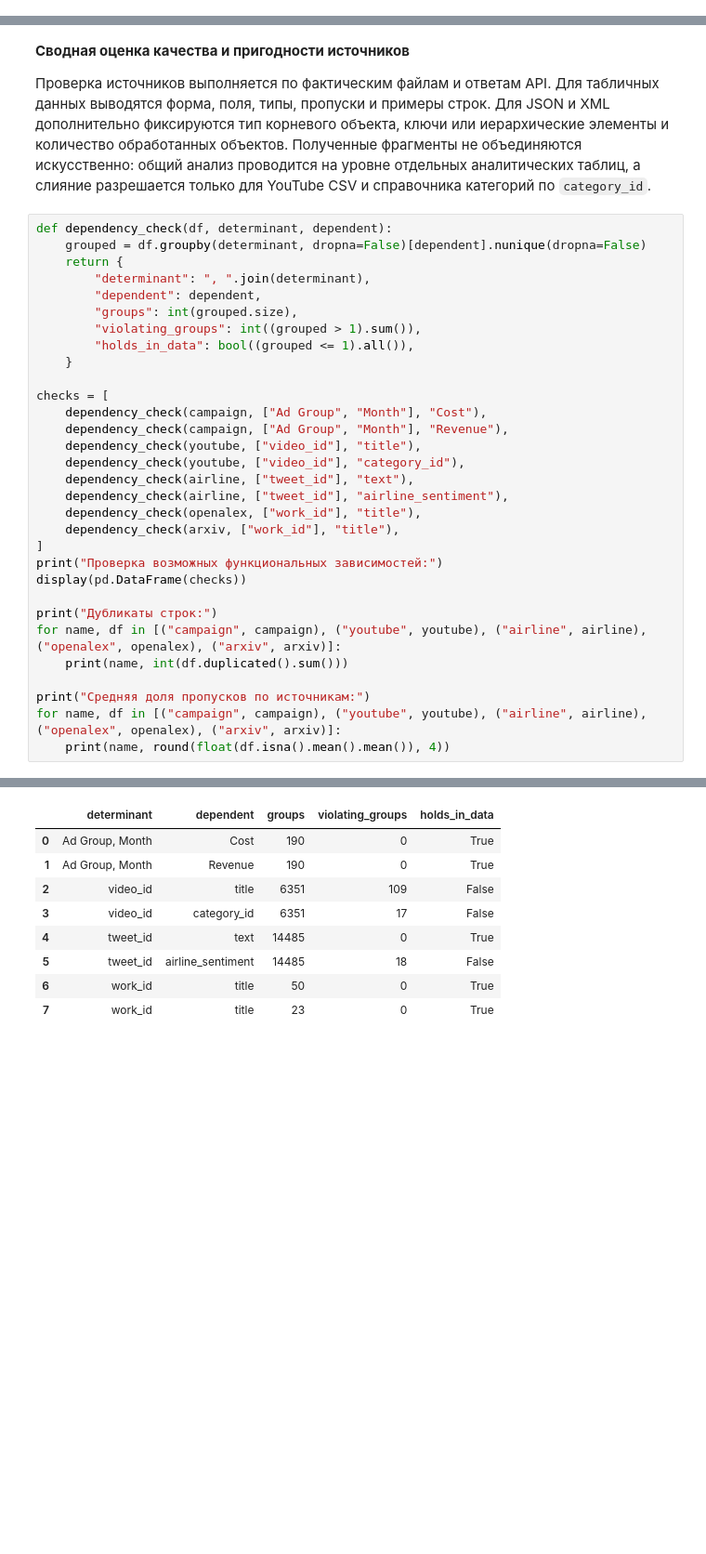
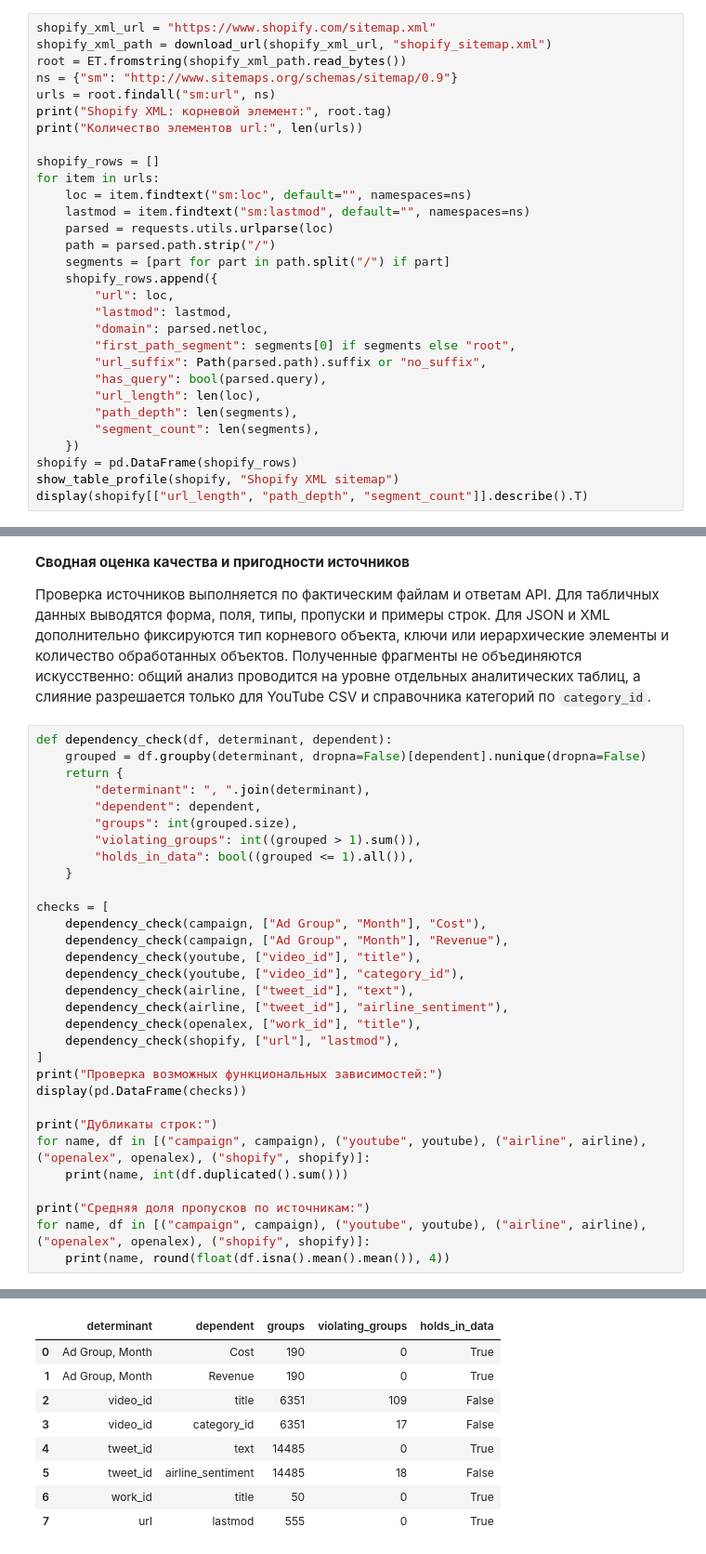
Before and after one commit to cool9595/how_to_social_marketing, a Jupyter notebook: coursework.ipynb, the cells around one changed output, grey strips where cells are left out. Shown at 93% size. Cells and saved outputs as stored; diff of their text form; blank space fills up the shorter version.

```diff
--- a/coursework.ipynb
+++ b/coursework.ipynb
@@ -512,0 +441,30 @@ arXiv XML API: shape=(23, 9)
+# %%
+shopify_xml_url = "https://www.shopify.com/sitemap.xml"
+shopify_xml_path = download_url(shopify_xml_url, "shopify_sitemap.xml")
+root = ET.fromstring(shopify_xml_path.read_bytes())
+ns = {"sm": "http://www.sitemaps.org/schemas/sitemap/0.9"}
+urls = root.findall("sm:url", ns)
+print("Shopify XML: корневой элемент:", root.tag)
+print("Количество элементов url:", len(urls))
+
+shopify_rows = []
+for item in urls:
+    loc = item.findtext("sm:loc", default="", namespaces=ns)
+    lastmod = item.findtext("sm:lastmod", default="", namespaces=ns)
+    parsed = requests.utils.urlparse(loc)
+    path = parsed.path.strip("/")
+    segments = [part for part in path.split("/") if part]
+    shopify_rows.append({
+        "url": loc,
+        "lastmod": lastmod,
+        "domain": parsed.netloc,
+        "first_path_segment": segments[0] if segments else "root",
+        "url_suffix": Path(parsed.path).suffix or "no_suffix",
+        "has_query": bool(parsed.query),
+        "url_length": len(loc),
+        "path_depth": len(segments),
+        "segment_count": len(segments),
+    })
+shopify = pd.DataFrame(shopify_rows)
+show_table_profile(shopify, "Shopify XML sitemap")
+display(shopify[["url_length", "path_depth", "segment_count"]].describe().T)
@@ -525,37 +521,37 @@ def dependency_check(df, determinant, dependent):
         "holds_in_data": bool((grouped <= 1).all()),
     }
 
 checks = [
     dependency_check(campaign, ["Ad Group", "Month"], "Cost"),
     dependency_check(campaign, ["Ad Group", "Month"], "Revenue"),
     dependency_check(youtube, ["video_id"], "title"),
     dependency_check(youtube, ["video_id"], "category_id"),
     dependency_check(airline, ["tweet_id"], "text"),
     dependency_check(airline, ["tweet_id"], "airline_sentiment"),
     dependency_check(openalex, ["work_id"], "title"),
-    dependency_check(arxiv, ["work_id"], "title"),
+    dependency_check(shopify, ["url"], "lastmod"),
 ]
 print("Проверка возможных функциональных зависимостей:")
 display(pd.DataFrame(checks))
 
 print("Дубликаты строк:")
-for name, df in [("campaign", campaign), ("youtube", youtube), ("airline", airline), ("openalex", openalex), ("arxiv", arxiv)]:
+for name, df in [("campaign", campaign), ("youtube", youtube), ("airline", airline), ("openalex", openalex), ("shopify", shopify)]:
     print(name, int(df.duplicated().sum()))
 
 print("Средняя доля пропусков по источникам:")
-for name, df in [("campaign", campaign), ("youtube", youtube), ("airline", airline), ("openalex", openalex), ("arxiv", arxiv)]:
+for name, df in [("campaign", campaign), ("youtube", youtube), ("airline", airline), ("openalex", openalex), ("shopify", shopify)]:
     print(name, round(float(df.isna().mean().mean()), 4))
 # %% [output]
 Проверка возможных функциональных зависимостей:
 |  | determinant | dependent | groups | violating_groups | holds_in_data |
 | 0 | Ad Group, Month | Cost | 190 | 0 | True |
 | 1 | Ad Group, Month | Revenue | 190 | 0 | True |
 | 2 | video_id | title | 6351 | 109 | False |
 | 3 | video_id | category_id | 6351 | 17 | False |
 | 4 | tweet_id | text | 14485 | 0 | True |
 | 5 | tweet_id | airline_sentiment | 14485 | 18 | False |
 | 6 | work_id | title | 50 | 0 | True |
-| 7 | work_id | title | 23 | 0 | True |
+| 7 | url | lastmod | 555 | 0 | True |
 Дубликаты строк:
 campaign 0
 youtube 48
```
Also changed, not shown: parts of 6 cells of this notebook.
